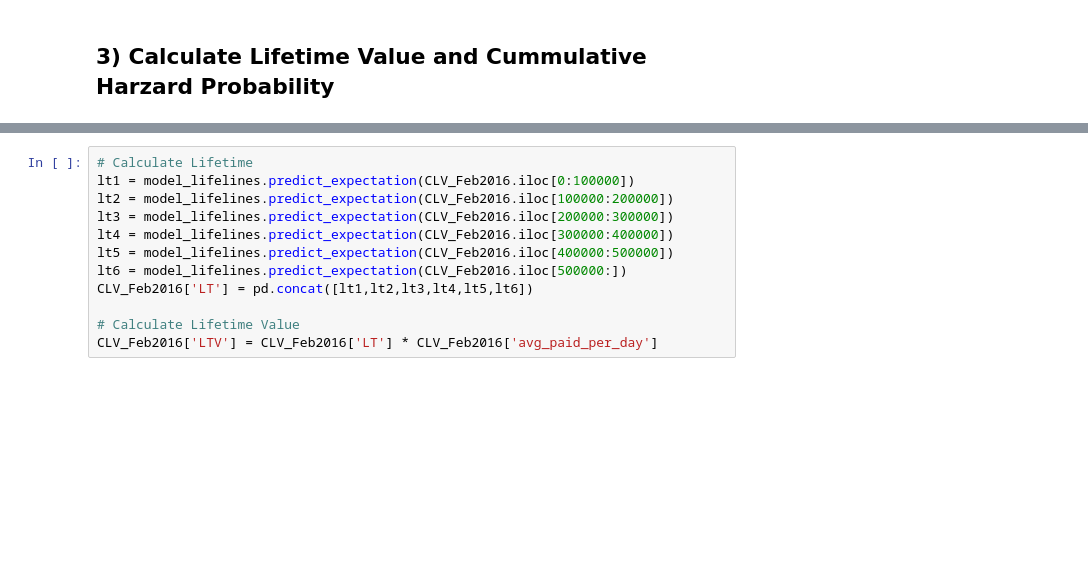
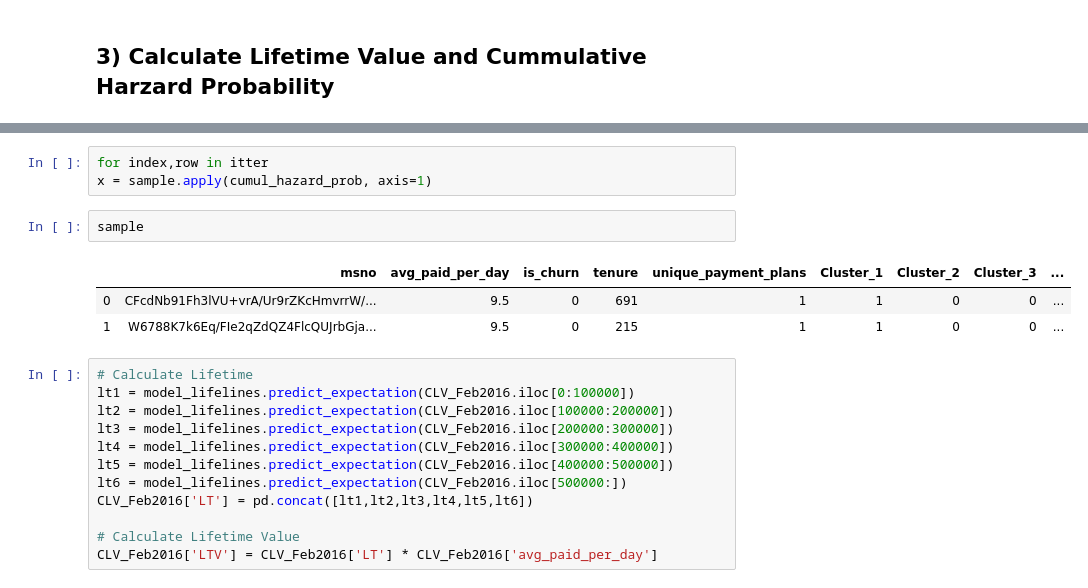
Before and after one commit to dangoML/Project-Portfolio, a Jupyter notebook: KKBox Part 3 - Customer Lifetime Value Analysis/KKBox LTV - Part 2 - Survival, Hazard, & LTV Analysis.ipynb, the cells around one changed output, grey strips where cells are left out. Cells and saved outputs as stored; diff of their text form; blank space fills up the shorter version.

```diff
--- a/KKBox Part 3 - Customer Lifetime Value Analysis/KKBox LTV - Part 2 - Survival, Hazard, & LTV Analysis.ipynb
+++ b/KKBox Part 3 - Customer Lifetime Value Analysis/KKBox LTV - Part 2 - Survival, Hazard, & LTV Analysis.ipynb
@@ -334,3 +313,12 @@ for index, row in CLV_Feb2016.iterrows():
+# %%
+for index,row in itter
+x = sample.apply(cumul_hazard_prob, axis=1)
+# %%
+sample
+# %% [output]
+|  | msno | avg_paid_per_day | is_churn | tenure | unique_payment_plans | Cluster_1 | Cluster_2 | Cluster_3 | ... |
+| 0 | CFcdNb91Fh3lVU+vrA/Ur9rZKcHmvrrW/... | 9.5 | 0 | 691 | 1 | 1 | 0 | 0 | ... |
+| 1 | W6788K7k6Eq/FIe2qZdQZ4FlcQUJrbGja... | 9.5 | 0 | 215 | 1 | 1 | 0 | 0 | ... |
 # %%
 # Calculate Lifetime
 lt1 = model_lifelines.predict_expectation(CLV_Feb2016.iloc[0:100000])
```
Also changed, not shown: parts of 8 cells of this notebook, 2 other files.
